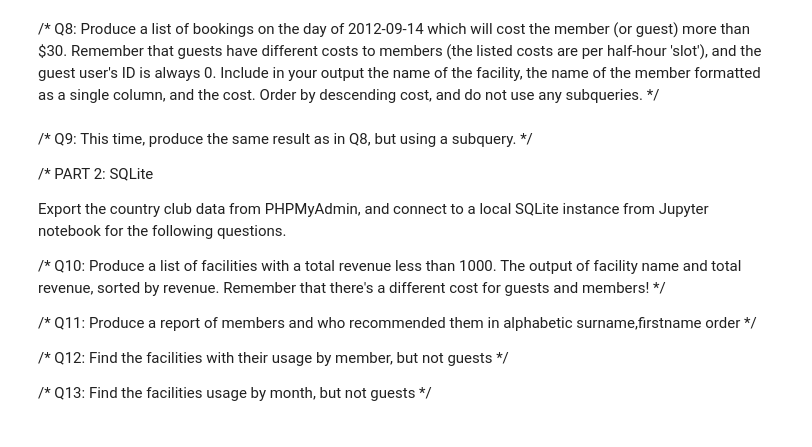
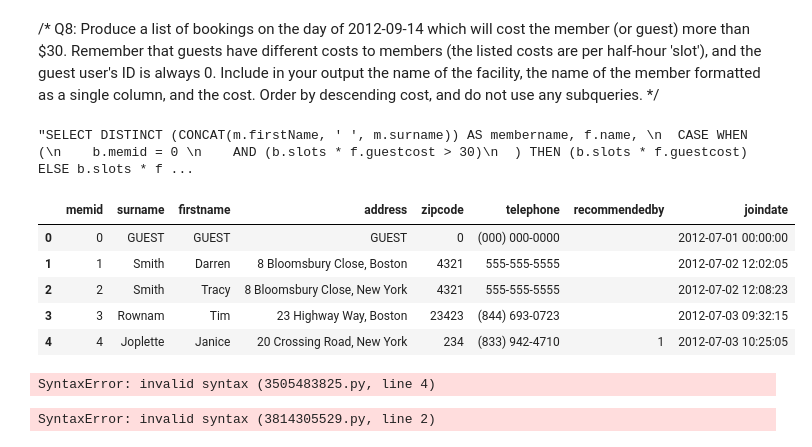
Before and after one commit to RDallavia/Springboard, a Jupyter notebook: MiniProjects/CountryClubSQL/CountryClubSQLCase.ipynb, the cells around one changed output. Cells and saved outputs as stored; diff of their text form; code cells hidden in the pictures.

```diff
--- a/MiniProjects/CountryClubSQL/CountryClubSQLCase.ipynb
+++ b/MiniProjects/CountryClubSQL/CountryClubSQLCase.ipynb
@@ -216,23 +216,23 @@ different costs to members (the listed costs are per half-hour 'slot'), and
 the guest user's ID is always 0. Include in your output the name of the
 facility, the name of the member formatted as a single column, and the cost.
 Order by descending cost, and do not use any subqueries. */
-# %% [markdown]
-/* Q9: This time, produce the same result as in Q8, but using a subquery. */
-
-
-/* PART 2: SQLite
-
-Export the country club data from PHPMyAdmin, and connect to a local SQLite instance from Jupyter notebook
-for the following questions.
-
-/* Q10: Produce a list of facilities with a total revenue less than 1000.
-The output of facility name and total revenue, sorted by revenue. Remember
-that there's a different cost for guests and members! */
-
-/* Q11: Produce a report of members and who recommended them in alphabetic surname,firstname order */
-
-
-/* Q12: Find the facilities with their usage by member, but not guests */
-
-
-/* Q13: Find the facilities usage by month, but not guests */
+# %%
+SELECT DISTINCT (CONCAT(m.firstName, ' ', m.surname)) AS membername, f.name,
+  CASE WHEN (
+    b.memid = 0
+    AND (b.slots * f.guestcost > 30)
+  ) THEN (b.slots * f.guestcost) ELSE b.slots * f.membercost END AS Cost
+FROM
+  country_club.Bookings AS b
+  LEFT JOIN country_club.Members AS m ON m.memid = b.memid
+  LEFT JOIN country_club.Facilities AS f ON f.facid = b.facid
+WHERE
+  (
+    b.starttime >= '2012-09-14 00:00:00'
+    AND b.starttime <= '2012-09-14 23:59:59'
+  )
+  AND CASE WHEN b.memid = 0 THEN (f.guestcost * b.slots) ELSE (f.membercost * b.slots) END > 30
+ORDER BY
+  Cost DESC;
+# %% [output]
+"SELECT DISTINCT (CONCAT(m.firstName, ' ', m.surname)) AS membername, f.name, \n  CASE WHEN (\n    b.memid = 0 \n    AND (b.slots * f.guestcost > 30)\n  ) THEN (b.slots * f.guestcost) ELSE b.slots * f ...
@@ -238,0 +258,32 @@ that there's a different cost for guests and members! */
+# %%
+from sqlalchemy import create_engine
+import pandas as pd
+engine = create_engine('sqlite:///sqlite_db_pythonsqlite.db')
+df = pd.read_sql_query("Select * from Members", engine)
+# %%
+df.head()
+# %% [output]
+|  | memid | surname | firstname | address | zipcode | telephone | recommendedby | joindate |
+| 0 | 0 | GUEST | GUEST | GUEST | 0 | (000) 000-0000 |  | 2012-07-01 00:00:00 |
+| 1 | 1 | Smith | Darren | 8 Bloomsbury Close, Boston | 4321 | 555-555-5555 |  | 2012-07-02 12:02:05 |
+| 2 | 2 | Smith | Tracy | 8 Bloomsbury Close, New York | 4321 | 555-555-5555 |  | 2012-07-02 12:08:23 |
+| 3 | 3 | Rownam | Tim | 23 Highway Way, Boston | 23423 | (844) 693-0723 |  | 2012-07-03 09:32:15 |
+| 4 | 4 | Joplette | Janice | 20 Crossing Road, New York | 234 | (833) 942-4710 | 1 | 2012-07-03 10:25:05 |
+# %%
+#Q10: Produce a list of facilities with a total revenue less than 1000.
+#The output of facility name and total revenue, sorted by revenue. Remember
+#that there's a different cost for guests and members!
+Select name, sum(case when memid = 0 then slots * guestcost else slots * membercost end) as revenue
+From Bookings
+Left Join Facilities using(facid)
+Group By name having revenue < 1000;
+# %% [output]
+SyntaxError: invalid syntax (3505483825.py, line 4)
+# %%
+#/* Q11: Produce a report of members and who recommended them in alphabetic surname,firstname order */
+Select concat(a.surname, ', ', a.firstname) as members, concat(b.surname, ', ', b.firstname) as recommended_by
+From Members a, Members b
+Where a.recommendedby >0 and a.recommendedby = b.memid
+Order by b.surname;
+# %% [output]
+SyntaxError: invalid syntax (3814305529.py, line 2)
```
Also changed, not shown: parts of 3 cells of this notebook, 4 other files.
